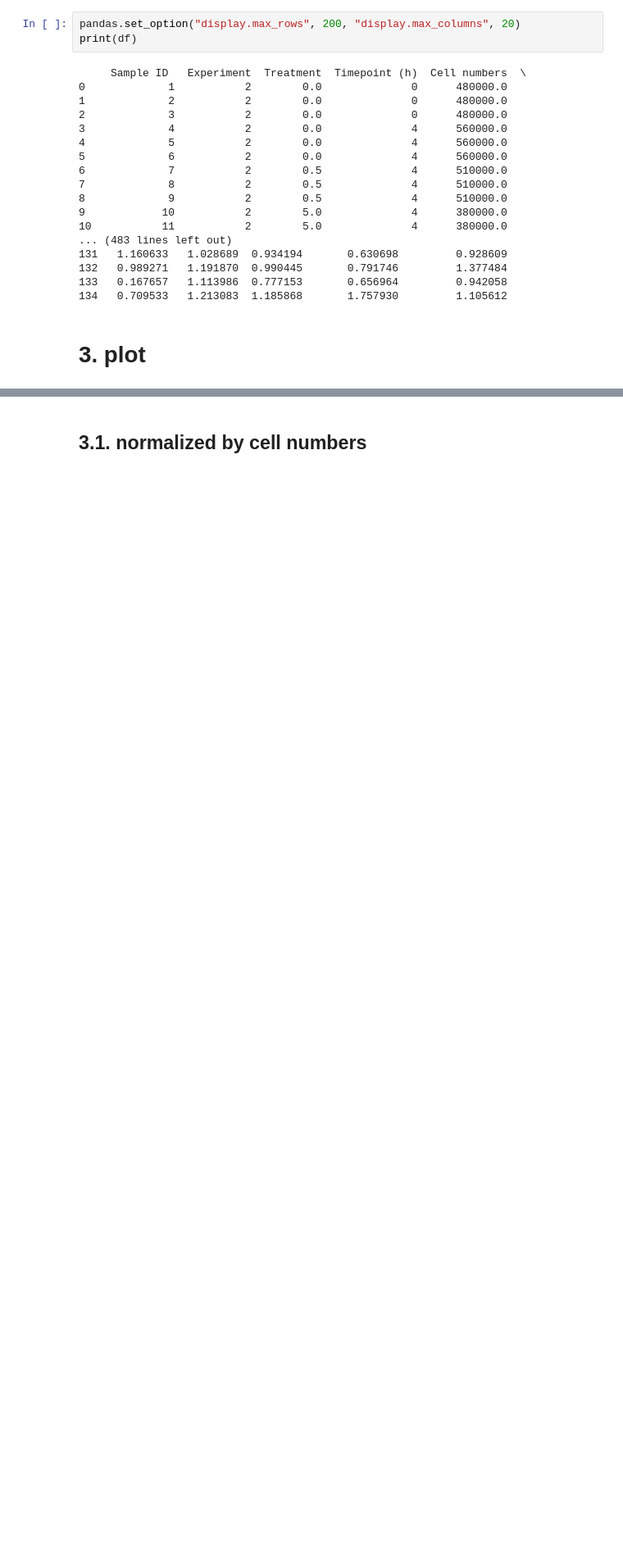
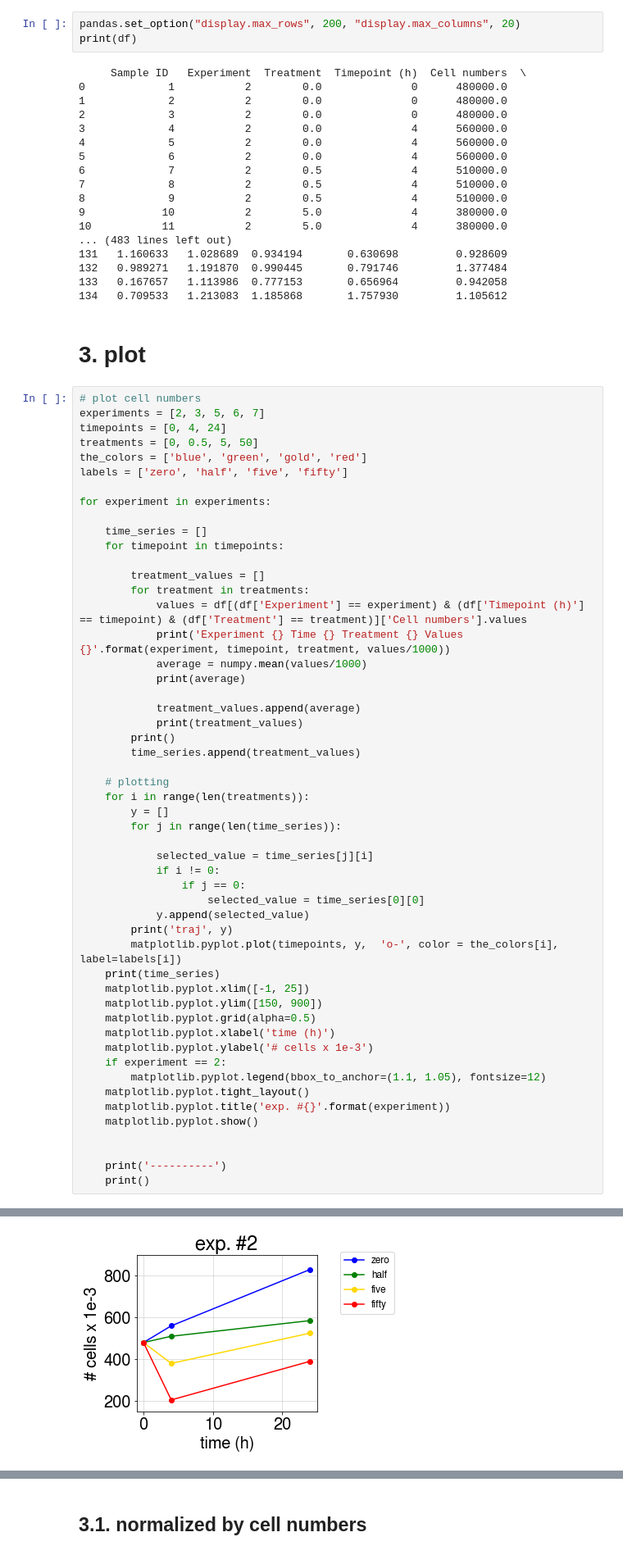
Before and after one commit to adelomana/HUVECs, a Jupyter notebook: 02.analysis_intra.ipynb, the cells around one changed output, grey strips where cells are left out. Shown at 82% size. Drawn from its saved outputs; the diff is of its cells as text; blank space fills up the shorter version.

```diff
--- a/02.analysis_intra.ipynb
+++ b/02.analysis_intra.ipynb
@@ -52,3 +52,56 @@ print(df)
 134   0.709533   1.213083  1.185868       1.757930         1.105612
 # %% [markdown]
 # 3. plot
+# %%
+# plot cell numbers
+experiments = [2, 3, 5, 6, 7]
+timepoints = [0, 4, 24]
+treatments = [0, 0.5, 5, 50]
+the_colors = ['blue', 'green', 'gold', 'red']
+labels = ['zero', 'half', 'five', 'fifty']
+
+for experiment in experiments:
+
+    time_series = []
+    for timepoint in timepoints:
+
+        treatment_values = []
+        for treatment in treatments:
+            values = df[(df['Experiment'] == experiment) & (df['Timepoint (h)'] == timepoint) & (df['Treatment'] == treatment)]['Cell numbers'].values
+            print('Experiment {} Time {} Treatment {} Values {}'.format(experiment, timepoint, treatment, values/1000))
+            average = numpy.mean(values/1000)
+            print(average)
+
+            treatment_values.append(average)
+            print(treatment_values)
+        print()
+        time_series.append(treatment_values)
+
+    # plotting
+    for i in range(len(treatments)):
+        y = []
+        for j in range(len(time_series)):
+
+            selected_value = time_series[j][i]
+            if i != 0:
+                if j == 0:
+                    selected_value = time_series[0][0]
+            y.append(selected_value)
+        print('traj', y)
+        matplotlib.pyplot.plot(timepoints, y,  'o-', color = the_colors[i], label=labels[i])
+    print(time_series)
+    matplotlib.pyplot.xlim([-1, 25])
+    matplotlib.pyplot.ylim([150, 900])
+    matplotlib.pyplot.grid(alpha=0.5)
+    matplotlib.pyplot.xlabel('time (h)')
+    matplotlib.pyplot.ylabel('# cells x 1e-3')
+    if experiment == 2:
+        matplotlib.pyplot.legend(bbox_to_anchor=(1.1, 1.05), fontsize=12)
+    matplotlib.pyplot.tight_layout()
+    matplotlib.pyplot.title('exp. #{}'.format(experiment))
+    matplotlib.pyplot.show()
+
+
+    print('----------')
+    print()
+# %% [output]
@@ -54,0 +125 @@ print(df)
+[figure, added]
```
Also changed, not shown: parts of 4 cells of this notebook, 1 other file.
